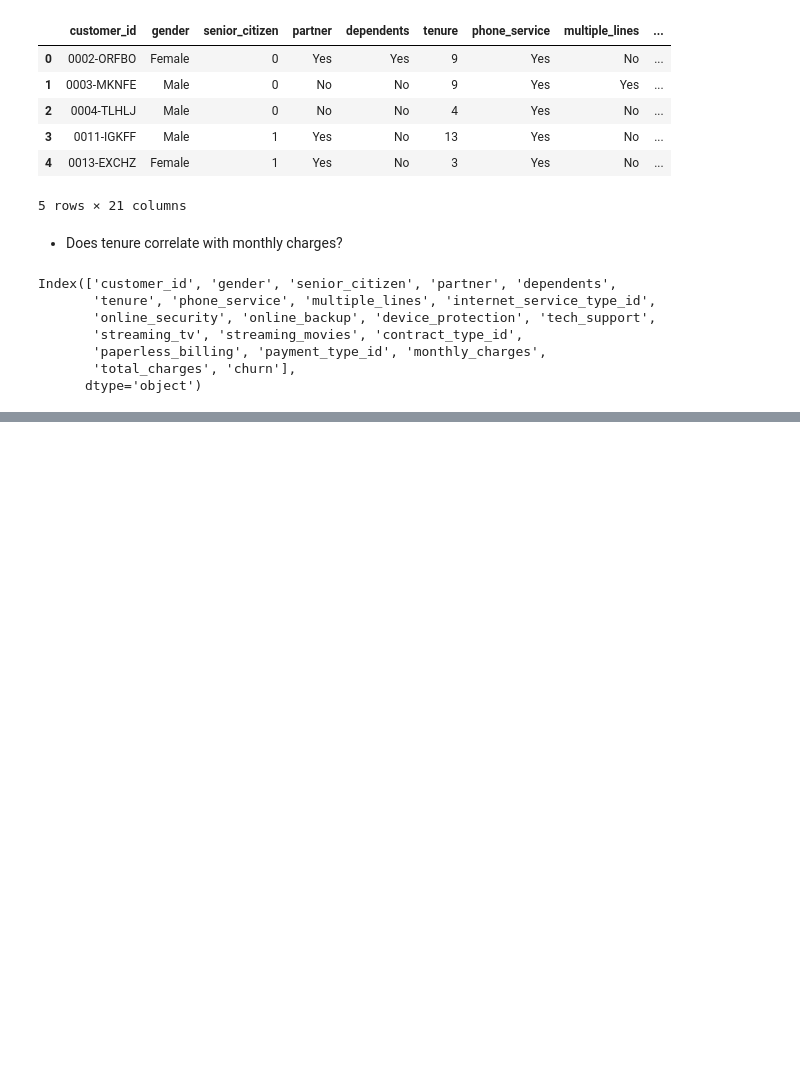
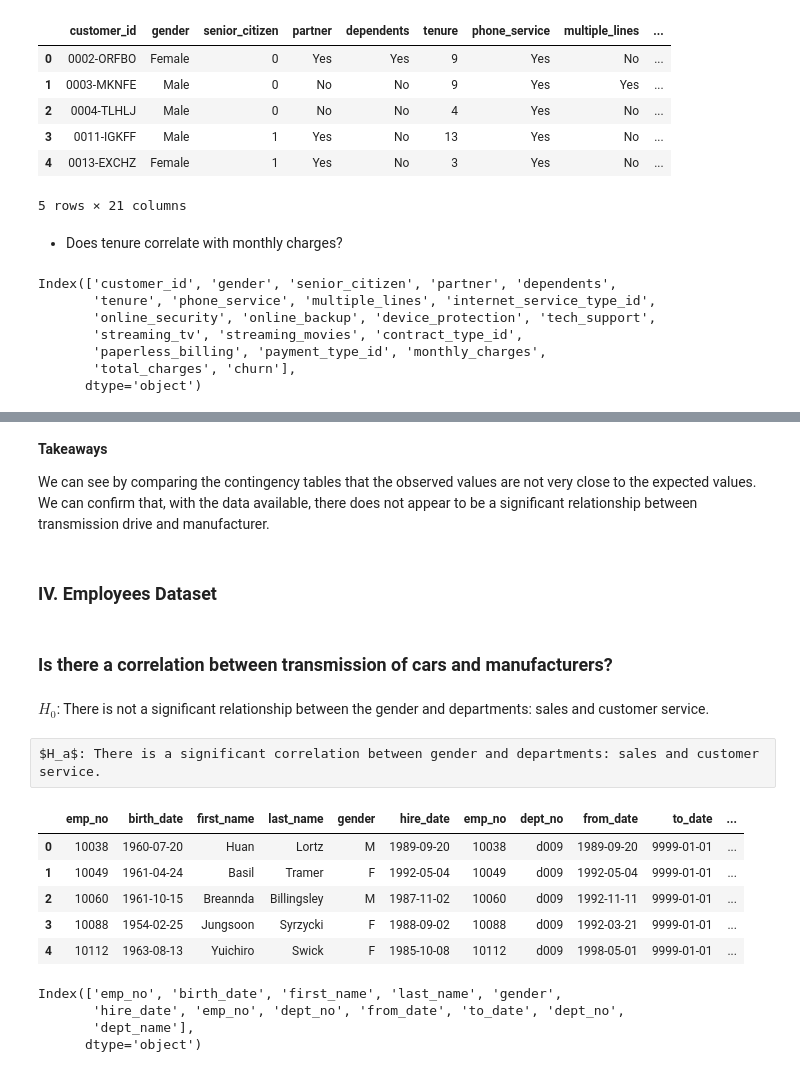
Before and after one commit to jacobpanyathong1/statistics_exercises, a Jupyter notebook: stats/hypothesis_testing.ipynb, the cells around one changed output, grey strips where cells are left out. Drawn from its saved outputs; the diff is of its cells as text; code cells hidden in the pictures; blank space fills up the shorter version.

```diff
--- a/stats/hypothesis_testing.ipynb
+++ b/stats/hypothesis_testing.ipynb
@@ -411,0 +560,49 @@ total_charges_tenure_df
+# %% [markdown]
+**Takeaways**
+
+We can see by comparing the contingency tables that the observed values are not very close to the expected values. We can confirm that, with the data available, there does not appear to be a significant relationship between transmission drive and manufacturer.
+# %% [markdown]
+### IV. Employees Dataset
+# %% [markdown]
+### Is there a correlation between transmission of cars and manufacturers?
+# %% [markdown]
+$H_0$: There is not a significant relationship between the gender and departments: sales and customer service.
+# %% [raw]
+$H_a$: There is a significant correlation between gender and departments: sales and customer service.
+# %%
+import pandas as pd
+import env
+
+def get_db_url(username, password, host, db):
+    return f'mysql+pymysql://{username}:{password}@{host}/{db}'
+
+url = get_db_url(env.username, env.password, env.host, db='employees') # Loading dataset
+# %%
+query = '''
+SELECT *
+FROM employees AS a
+JOIN dept_emp AS b
+ON a.emp_no = b.emp_no
+JOIN departments AS c
+ON b.dept_no = c.dept_no
+WHERE to_date > CURDATE()
+AND dept_name IN ('Customer Service', 'Sales')
+ORDER BY dept_name ASC
+'''
+employees_df = pd.read_sql(query, url)
+# %%
+employees_df.head()
+# %% [output]
+|  | emp_no | birth_date | first_name | last_name | gender | hire_date | emp_no | dept_no | from_date | to_date | ... |
+| 0 | 10038 | 1960-07-20 | Huan | Lortz | M | 1989-09-20 | 10038 | d009 | 1989-09-20 | 9999-01-01 | ... |
+| 1 | 10049 | 1961-04-24 | Basil | Tramer | F | 1992-05-04 | 10049 | d009 | 1992-05-04 | 9999-01-01 | ... |
+| 2 | 10060 | 1961-10-15 | Breannda | Billingsley | M | 1987-11-02 | 10060 | d009 | 1992-11-11 | 9999-01-01 | ... |
+| 3 | 10088 | 1954-02-25 | Jungsoon | Syrzycki | F | 1988-09-02 | 10088 | d009 | 1992-03-21 | 9999-01-01 | ... |
+| 4 | 10112 | 1963-08-13 | Yuichiro | Swick | F | 1985-10-08 | 10112 | d009 | 1998-05-01 | 9999-01-01 | ... |
+# %%
+employees_df.columns
+# %% [output]
+Index(['emp_no', 'birth_date', 'first_name', 'last_name', 'gender',
+       'hire_date', 'emp_no', 'dept_no', 'from_date', 'to_date', 'dept_no',
+       'dept_name'],
+      dtype='object')
```
Also changed, not shown: parts of 82 cells of this notebook.
